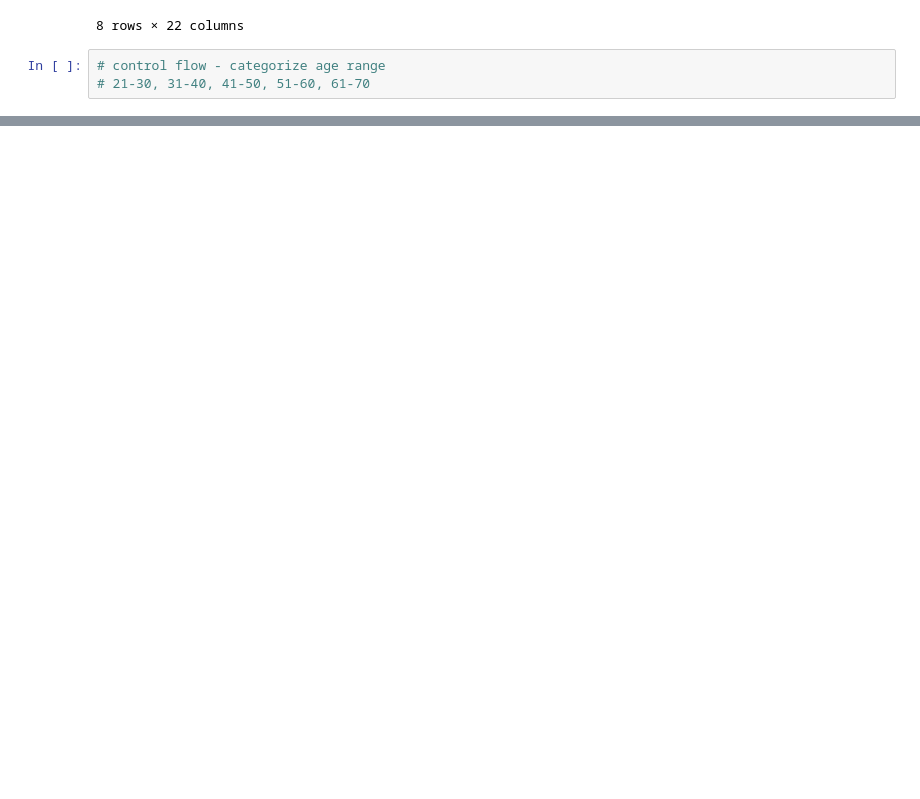
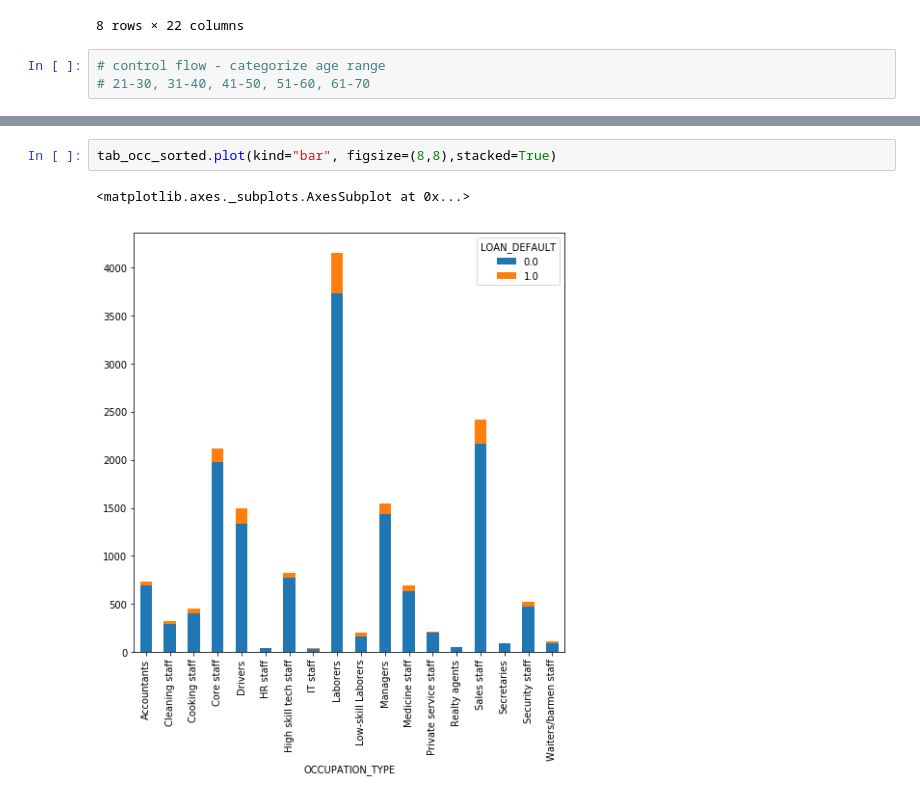
Before and after one commit to kkmendiola/Eskwelabs-Hackathon-Week2, a Jupyter notebook: Hackathon_Week2_Rikki.ipynb, the cells around one changed output, grey strips where cells are left out. Drawn from its saved outputs; the diff is of its cells as text; blank space fills up the shorter version.

```diff
--- a/Hackathon_Week2_Rikki.ipynb
+++ b/Hackathon_Week2_Rikki.ipynb
@@ -209,0 +309,5 @@ df_loan.describe()
+# %%
+tab_occ_sorted.plot(kind="bar", figsize=(8,8),stacked=True)
+# %% [output]
+<matplotlib.axes._subplots.AxesSubplot at 0x...>
+[figure, added]
```
Also changed, not shown: parts of 9 cells of this notebook.
